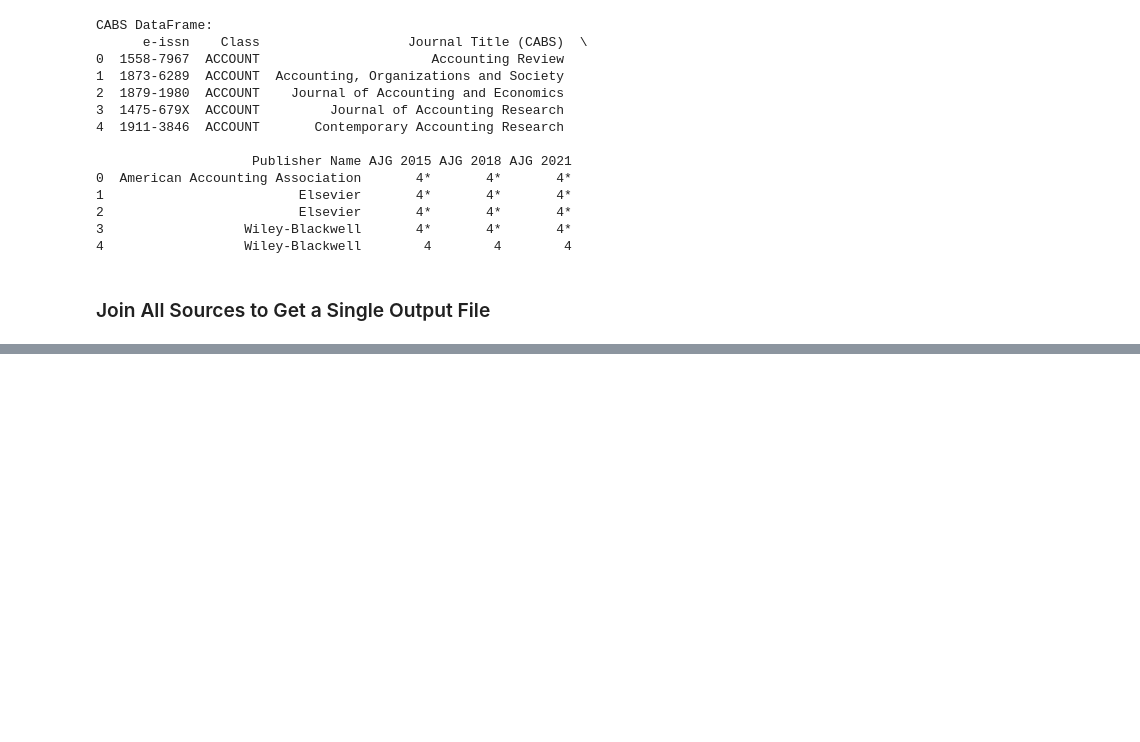
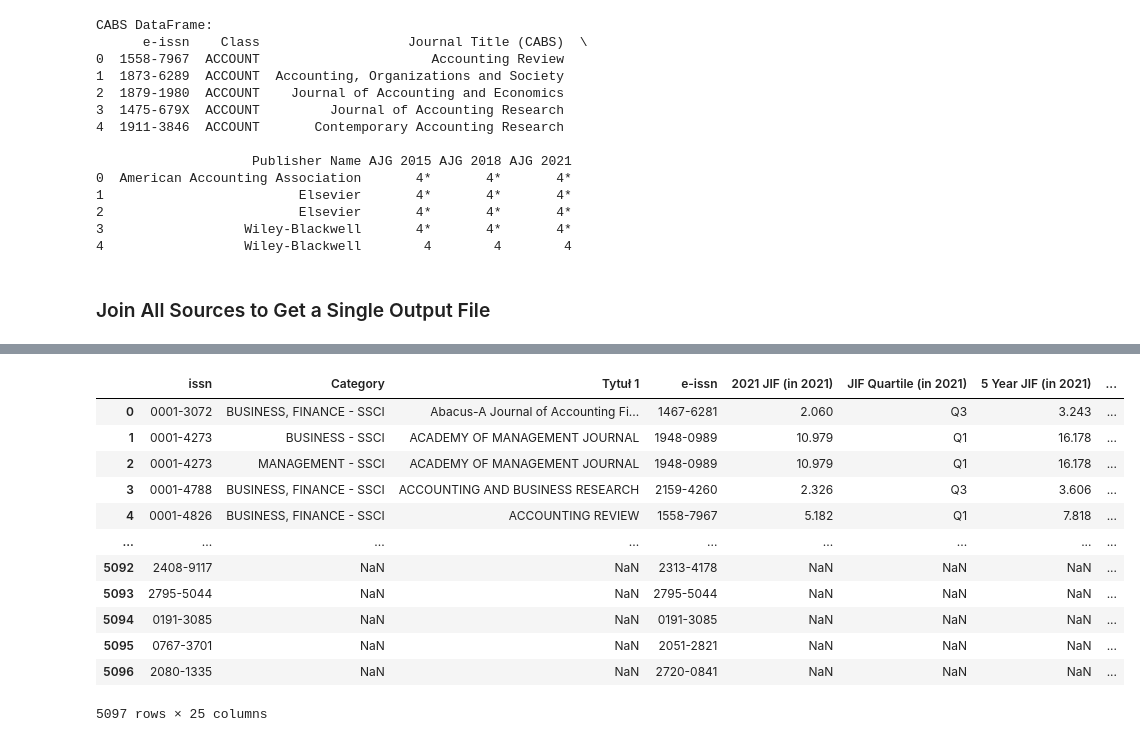
Before and after one commit to alonbenach/journal_ETL, a Jupyter notebook: task.ipynb, the cells around one changed output, grey strips where cells are left out. Drawn from its saved outputs; the diff is of its cells as text; code cells hidden in the pictures; blank space fills up the shorter version.

```diff
--- a/task.ipynb
+++ b/task.ipynb
@@ -612,3 +641,19 @@ Merged DataFrame:
+# %%
+merged_df
+# %% [output]
+|  | issn | Category | Tytuł 1 | e-issn | 2021 JIF (in 2021) | JIF Quartile (in 2021) | 5 Year JIF (in 2021) | ... |
+| 0 | 0001-3072 | BUSINESS, FINANCE - SSCI | Abacus-A Journal of Accounting Fi... | 1467-6281 | 2.060 | Q3 | 3.243 | ... |
+| 1 | 0001-4273 | BUSINESS - SSCI | ACADEMY OF MANAGEMENT JOURNAL | 1948-0989 | 10.979 | Q1 | 16.178 | ... |
+| 2 | 0001-4273 | MANAGEMENT - SSCI | ACADEMY OF MANAGEMENT JOURNAL | 1948-0989 | 10.979 | Q1 | 16.178 | ... |
+| 3 | 0001-4788 | BUSINESS, FINANCE - SSCI | ACCOUNTING AND BUSINESS RESEARCH | 2159-4260 | 2.326 | Q3 | 3.606 | ... |
+| 4 | 0001-4826 | BUSINESS, FINANCE - SSCI | ACCOUNTING REVIEW | 1558-7967 | 5.182 | Q1 | 7.818 | ... |
+| ... | ... | ... | ... | ... | ... | ... | ... | ... |
+| 5092 | 2408-9117 | NaN | NaN | 2313-4178 | NaN | NaN | NaN | ... |
+| 5093 | 2795-5044 | NaN | NaN | 2795-5044 | NaN | NaN | NaN | ... |
+| 5094 | 0191-3085 | NaN | NaN | 0191-3085 | NaN | NaN | NaN | ... |
+| 5095 | 0767-3701 | NaN | NaN | 2051-2821 | NaN | NaN | NaN | ... |
+| 5096 | 2080-1335 | NaN | NaN | 2720-0841 | NaN | NaN | NaN | ... |
+5097 rows × 25 columns
 # %%
 # Check for duplicates based on 'issn' and 'Category'
 duplicates_df = merged_df[merged_df.duplicated(subset=['issn', 'Category'], keep=False)]
```
Also changed, not shown: parts of 16 cells of this notebook, 1 other file.
